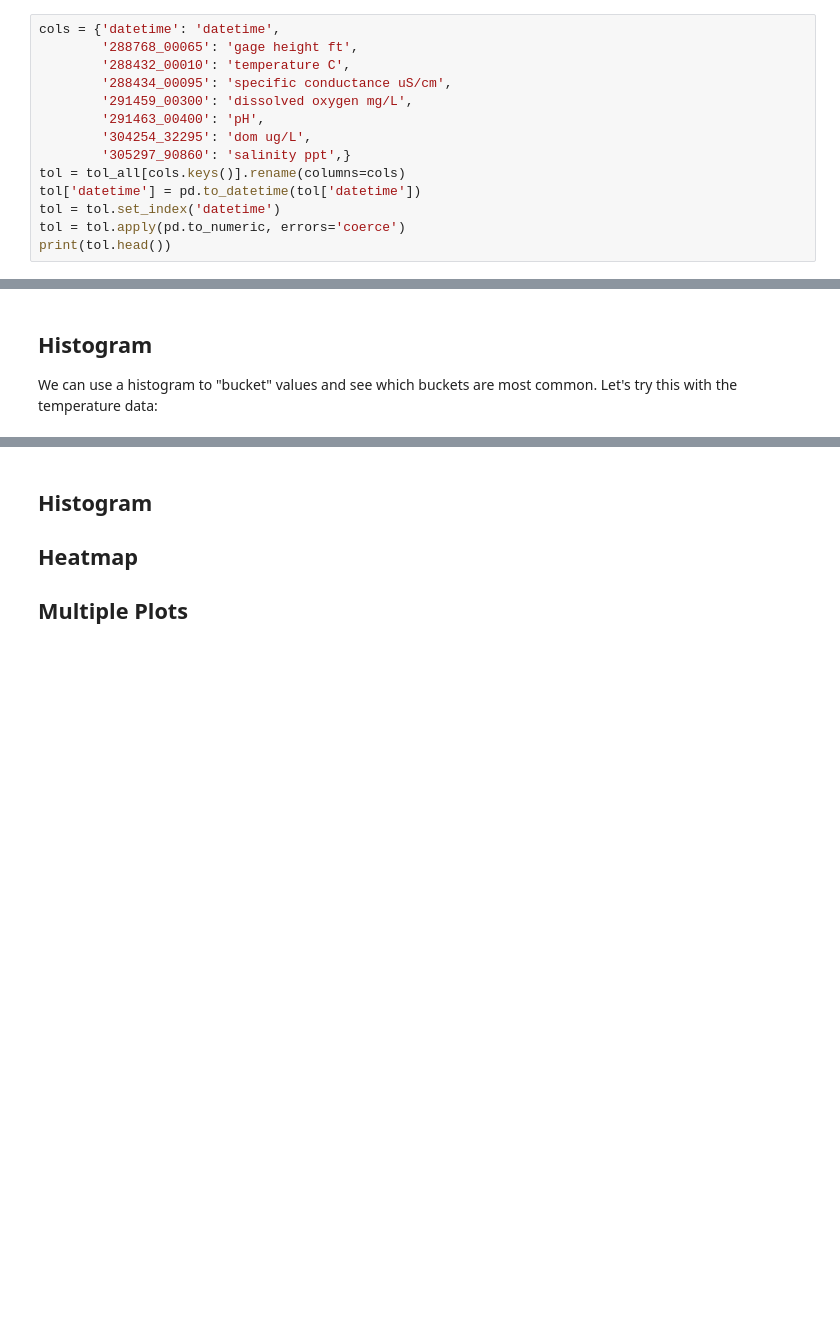
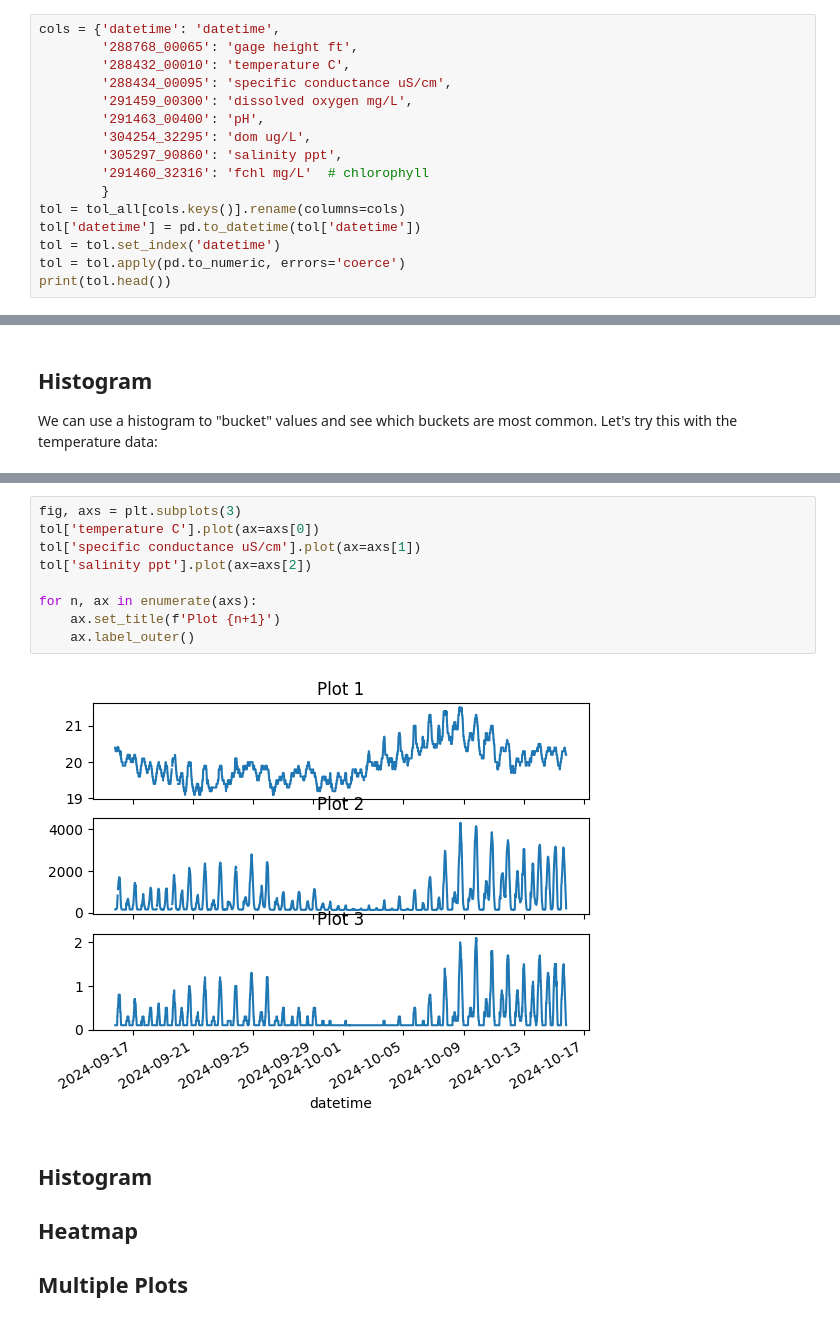
Before and after one commit to a8ksh4/python_workshop, a Jupyter notebook: D3-Pandas_Graphing.ipynb, the cells around one changed output, grey strips where cells are left out. Drawn from its saved outputs; the diff is of its cells as text; blank space fills up the shorter version.

Commit message:
more plots

```diff
--- a/D3-Pandas_Graphing.ipynb
+++ b/D3-Pandas_Graphing.ipynb
@@ -47,7 +47,9 @@ cols = {'datetime': 'datetime',
         '291459_00300': 'dissolved oxygen mg/L',
         '291463_00400': 'pH',
         '304254_32295': 'dom ug/L',
-        '305297_90860': 'salinity ppt',}
+        '305297_90860': 'salinity ppt',
+        '291460_32316': 'fchl mg/L'  # chlorophyll
+        }
 tol = tol_all[cols.keys()].rename(columns=cols)
 tol['datetime'] = pd.to_datetime(tol['datetime'])
 tol = tol.set_index('datetime')
@@ -204,3 +212,14 @@ tol['temperature C'].plot.hist(bins=20)
+# %%
+fig, axs = plt.subplots(3)
+tol['temperature C'].plot(ax=axs[0])
+tol['specific conductance uS/cm'].plot(ax=axs[1])
+tol['salinity ppt'].plot(ax=axs[2])
+
+for n, ax in enumerate(axs):
+    ax.set_title(f'Plot {n+1}')
+    ax.label_outer()
+# %% [output]
+[figure, added]
 # %% [markdown]
 
 
```
Also changed, not shown: parts of 6 cells of this notebook.
